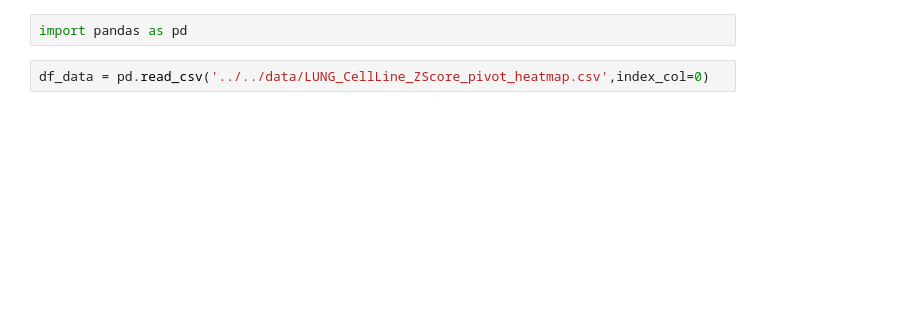
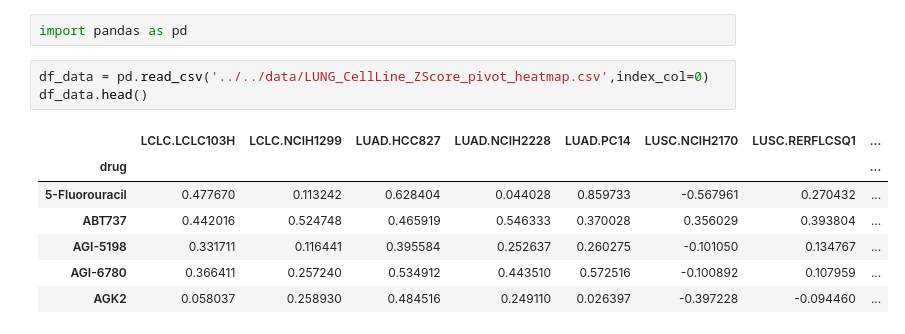
Before and after one commit to queryang/OmicsTransMCA, a Jupyter notebook: Figs/Fig2/Fig2c/热图-正式.ipynb, the cells around one changed output. Drawn from its saved outputs; the diff is of its cells as text; blank space fills up the shorter version.

```diff
--- a/Figs/Fig2/Fig2c/热图-正式.ipynb
+++ b/Figs/Fig2/Fig2c/热图-正式.ipynb
@@ -2,6 +2,15 @@
 import pandas as pd
 # %%
 df_data = pd.read_csv('../../data/LUNG_CellLine_ZScore_pivot_heatmap.csv',index_col=0)
+df_data.head()
+# %% [output]
+|  | LCLC.LCLC103H | LCLC.NCIH1299 | LUAD.HCC827 | LUAD.NCIH2228 | LUAD.PC14 | LUSC.NCIH2170 | LUSC.RERFLCSQ1 | ... |
+| drug |  |  |  |  |  |  |  | ... |
+| 5-Fluorouracil | 0.477670 | 0.113242 | 0.628404 | 0.044028 | 0.859733 | -0.567961 | 0.270432 | ... |
+| ABT737 | 0.442016 | 0.524748 | 0.465919 | 0.546333 | 0.370028 | 0.356029 | 0.393804 | ... |
+| AGI-5198 | 0.331711 | 0.116441 | 0.395584 | 0.252637 | 0.260275 | -0.101050 | 0.134767 | ... |
+| AGI-6780 | 0.366411 | 0.257240 | 0.534912 | 0.443510 | 0.572516 | -0.100892 | 0.107959 | ... |
+| AGK2 | 0.058037 | 0.258930 | 0.484516 | 0.249110 | 0.026397 | -0.397228 | -0.094460 | ... |
 # %%
 import matplotlib.pyplot as plt
 import seaborn as sns
```
Also changed, not shown: parts of 1 cell of this notebook, 31 other files.
